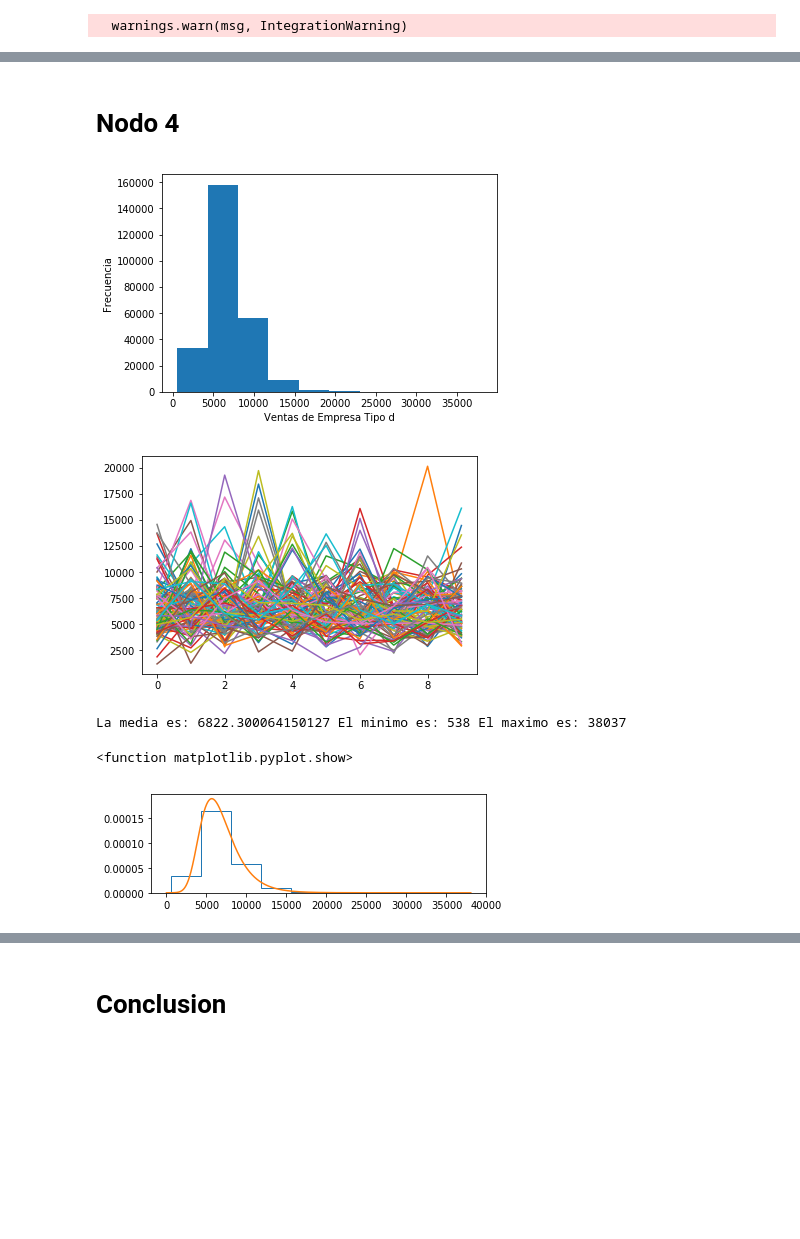
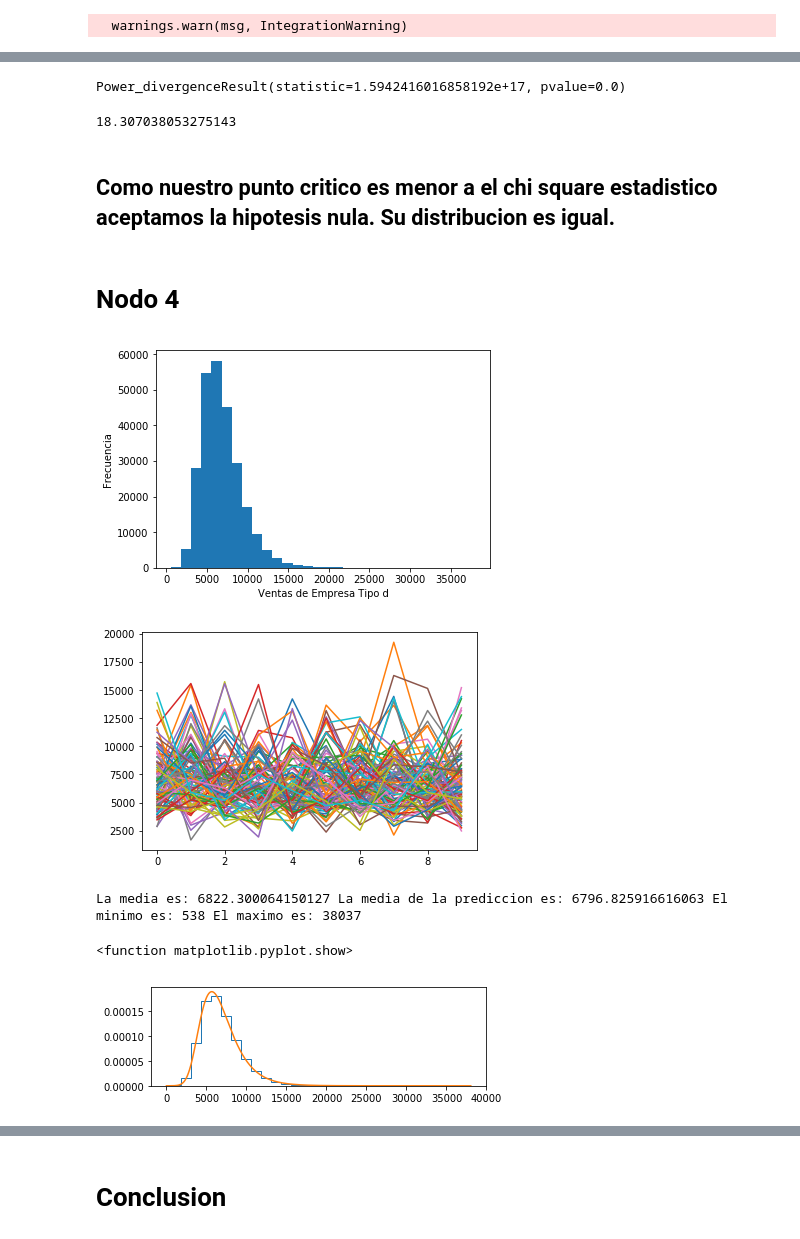
Before and after one commit to luisontaneda/Proyecto, a Jupyter notebook: Proyecto 2 Lontaneda Apreciado.ipynb, the cells around one changed output, grey strips where cells are left out. Saved outputs shown, nothing was run; the diff lists cells and outputs as text; code cells hidden in the pictures; blank space fills up the shorter version.

```diff
--- a/Proyecto 2 Lontaneda Apreciado.ipynb
+++ b/Proyecto 2 Lontaneda Apreciado.ipynb
@@ -307,13 +312,31 @@ plt.show
+# %%
+f,h = np.histogram(customersa)
+n  = len(h)
+pi = st.mielke(arg[0],arg[1],loc = loc, scale = scale).pdf(n)
+Ei = n*pi
+
+X2 = st.chisquare(f,Ei)
+
+X2
+# %% [output]
+Power_divergenceResult(statistic=1.5942416016858192e+17, pvalue=0.0)
+# %%
+crit = st.chi2.ppf(q = .95, df = n-1)
+crit
+# %% [output]
+18.307038053275143
+# %% [markdown]
+## Como nuestro punto critico es menor a el chi square estadistico aceptamos la hipotesis nula. Su distribucion es igual.
 # %% [markdown]
 # Nodo 4
 # %%
-plt.hist(salesd)
+plt.hist(salesd,bins = 30)
 plt.xlabel("Ventas de Empresa Tipo d")
 plt.ylabel("Frecuencia")
 
 plt.show()
 # %% [output]
-[figure, old version]
+[figure, new version]
 # %%
 best_fit_name, best_fit_paramms = best_fit_distribution(salesd, 200)
 # %%
@@ -327,23 +350,28 @@ maxsalesd = max(salesd)
 # %%
 arg = best_fit_paramms[:-2]
 loc = best_fit_paramms[-2]
 scale = best_fit_paramms[-1]
 
 
 predventas1 = [st.johnsonsu(arg[0],arg[1],loc = loc, scale = scale).rvs(size = 100) for i in range(10)]
 
+promsalesd1 = np.mean(predventas1)
+
+
+
+
 plt.plot(predventas1)
 plt.show()
 
-print("La media es:",promsalesd,"El minimo es:",minsalesd,"El maximo es:",maxsalesd)
+print("La media es:",promsalesd,"La media de la prediccion es:",promsalesd1,"El minimo es:",minsalesd,"El maximo es:",maxsalesd)
 # %% [output]
-[figure, old version]
+[figure, new version]
-La media es: 6822.300064150127 El minimo es: 538 El maximo es: 38037
+La media es: 6822.300064150127 La media de la prediccion es: 6796.825916616063 El minimo es: 538 El maximo es: 38037
 # %%
 plt.subplot(211)
-plt.hist(salesd,normed = True,histtype = "step")
+plt.hist(salesd,normed = True,histtype = "step",bins = 30)
 plt.plot(st.johnsonsu(arg[0],arg[1],loc = loc, scale=scale).pdf(np.arange(0,maxsalesd)))
 plt.show
 # %% [output]
 <function matplotlib.pyplot.show>
-[figure, old version]
+[figure, new version]
```
Also changed, not shown: parts of 28 cells of this notebook.
